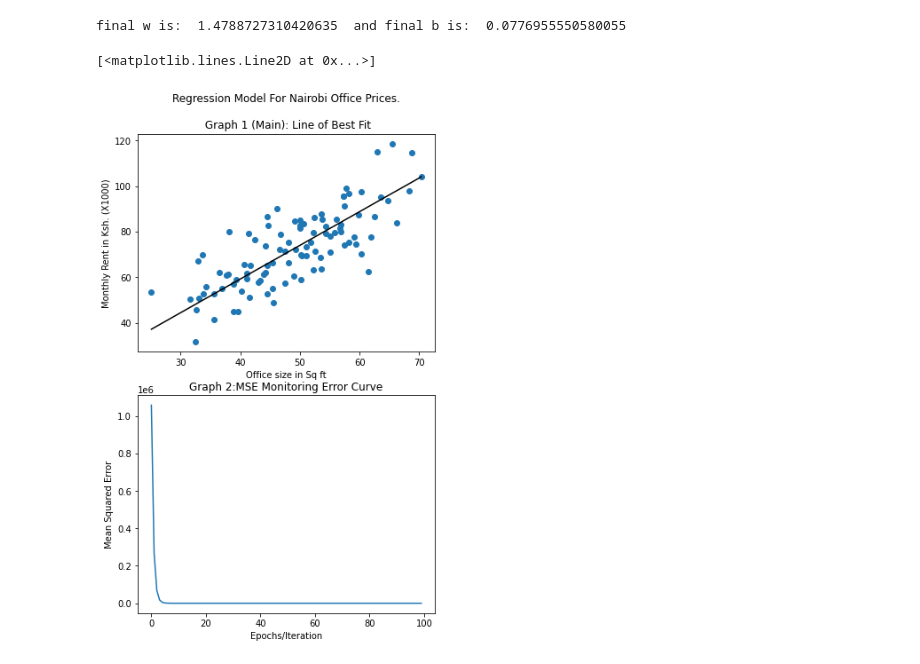
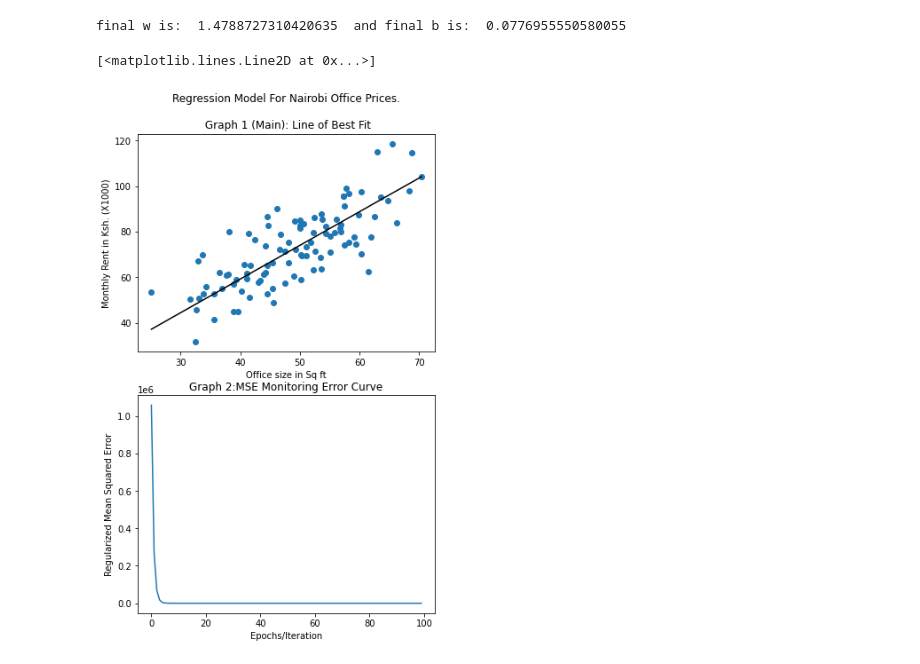
Before and after one commit to aubreyomondi/ML_Practicals, a Jupyter notebook: Linear_Regression_Regularization/L2_Regularization.ipynb, the cells around one changed output. Cells and saved outputs as stored; diff of their text form; code cells hidden in the pictures.

Commit message:
updated second graph to read regularized mse on y axis

```diff
--- a/Linear_Regression_Regularization/L2_Regularization.ipynb
+++ b/Linear_Regression_Regularization/L2_Regularization.ipynb
@@ -58,19 +58,19 @@ final w is:  1.4788727310420635  and final b is:  0.0776955550580055
 # %%
 #create plot for both line of best fit and error reduction graphs
 fig,(ax1,ax2)=plt.subplots(2,gridspec_kw={'top':2})
 ax1.set(xlabel="Office size in Sq ft")
 ax1.set(ylabel="Monthly Rent in Ksh. (X1000)")
 ax1.set_title("Regression Model For Nairobi Office Prices.\n\n Graph 1 (Main): Line of Best Fit")
 ax1.scatter(X,Y)
 
 ax1.plot([min(X),max(X)],[min(y_predicted),max(y_predicted)],color='black')
 ax2.set_title("Graph 2:MSE Monitoring Error Curve")
 ax2.set(xlabel="Epochs/Iteration")
-ax2.set(ylabel="Mean Squared Error")
+ax2.set(ylabel="Regularized Mean Squared Error")
 ax2.plot(total_epochs,all_epoch_errors)
 # %% [output]
 [<matplotlib.lines.Line2D at 0x...>]
-[figure, old version]
+[figure, new version]
 # %%
 #Destroy the used lists to prevent recarpetting on append
 epoch_count_list.clear()
```
Also changed, not shown: parts of 1 cell of this notebook.
